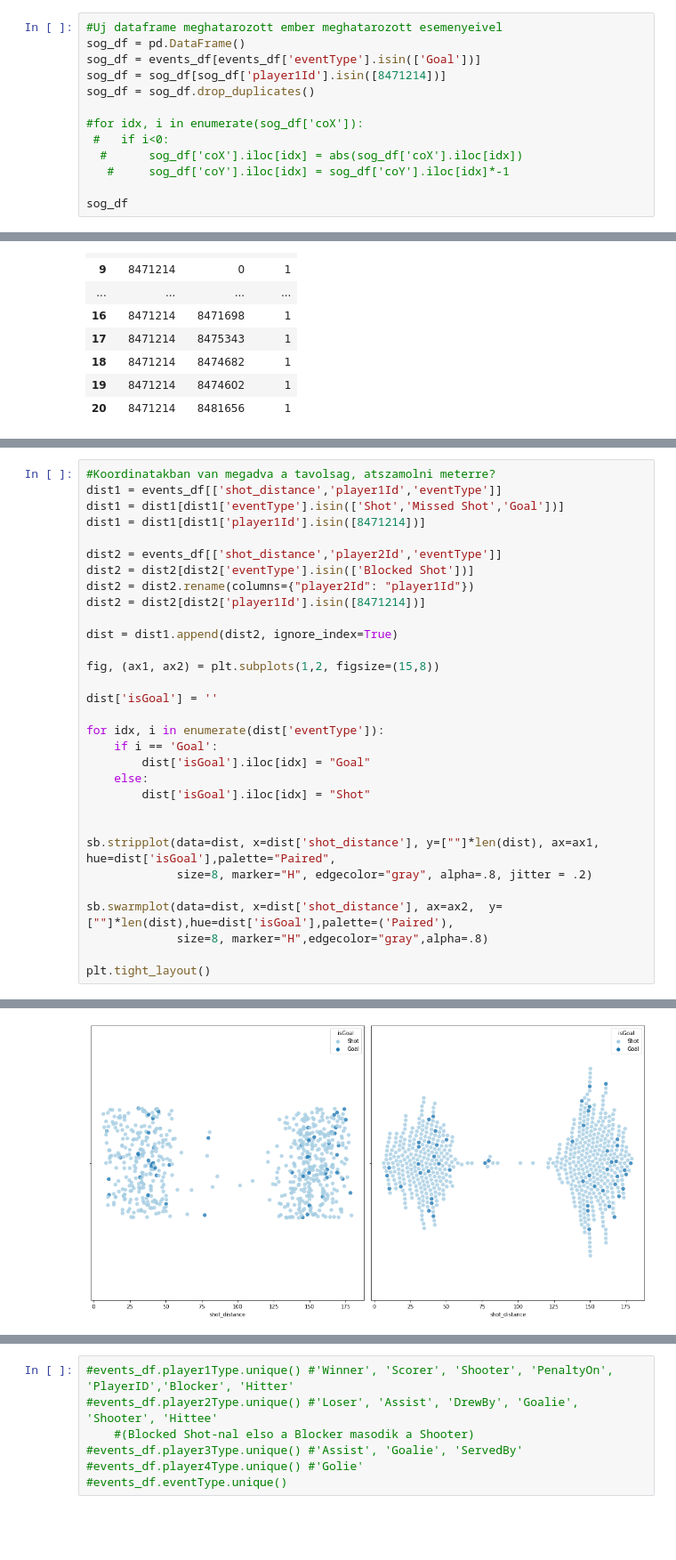
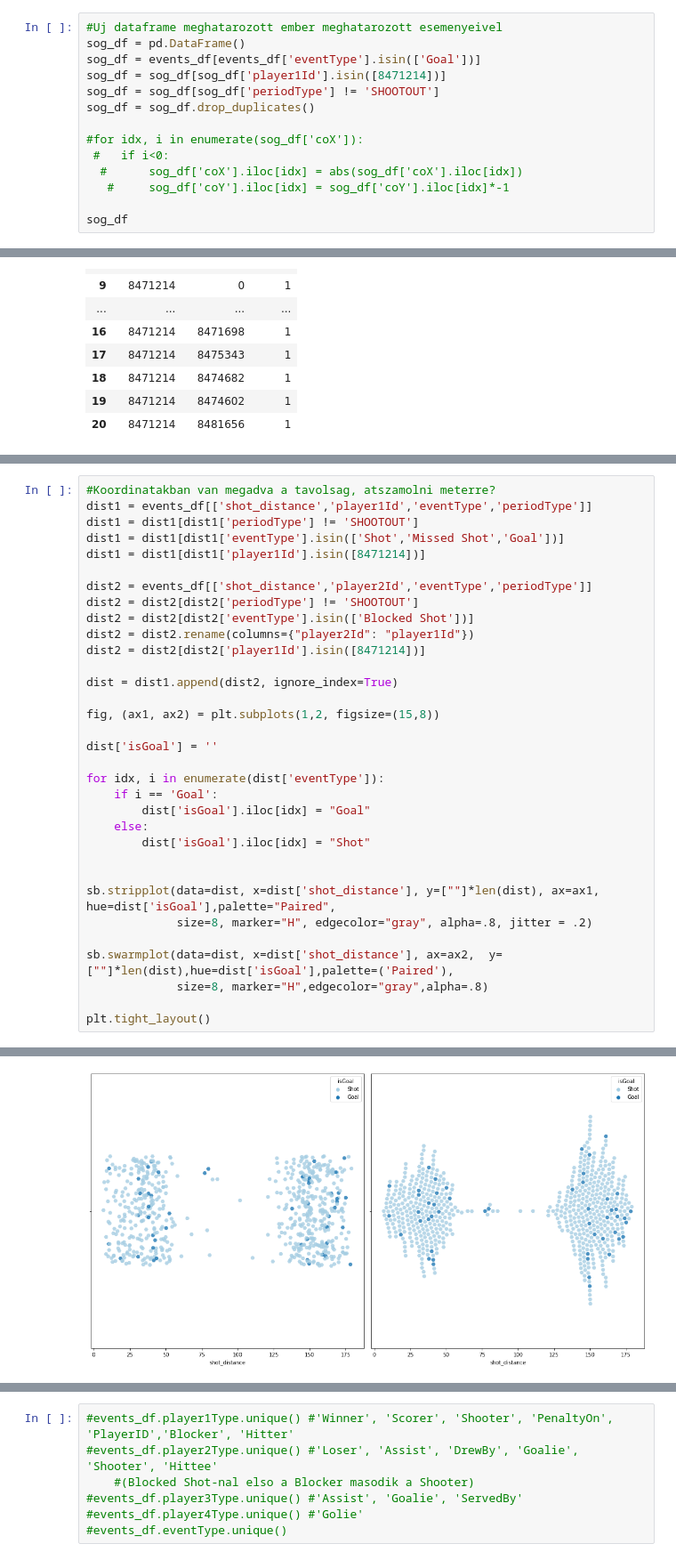
Before and after one commit to szonja126/NHL-Diplomamunka, a Jupyter notebook: readcsv.ipynb, the cells around one changed output, grey strips where cells are left out. Shown at 89% size. Saved outputs shown, nothing was run; the diff lists cells and outputs as text; blank space fills up the shorter version.

```diff
--- a/readcsv.ipynb
+++ b/readcsv.ipynb
@@ -238,6 +232,7 @@ Text(0, 0.5, 'Height (cm)')
 sog_df = pd.DataFrame()
 sog_df = events_df[events_df['eventType'].isin(['Goal'])]
 sog_df = sog_df[sog_df['player1Id'].isin([8471214])]
+sog_df = sog_df[sog_df['periodType'] != 'SHOOTOUT']
 sog_df = sog_df.drop_duplicates()
 
 #for idx, i in enumerate(sog_df['coX']):
@@ -409,42 +405,44 @@ fig.show()
 [interactive output not drawn]
 # %%
 #Koordinatakban van megadva a tavolsag, atszamolni meterre?
-dist1 = events_df[['shot_distance','player1Id','eventType']]
+dist1 = events_df[['shot_distance','player1Id','eventType','periodType']]
+dist1 = dist1[dist1['periodType'] != 'SHOOTOUT']
 dist1 = dist1[dist1['eventType'].isin(['Shot','Missed Shot','Goal'])]
 dist1 = dist1[dist1['player1Id'].isin([8471214])]
 
-dist2 = events_df[['shot_distance','player2Id','eventType']]
+dist2 = events_df[['shot_distance','player2Id','eventType','periodType']]
+dist2 = dist2[dist2['periodType'] != 'SHOOTOUT']
 dist2 = dist2[dist2['eventType'].isin(['Blocked Shot'])]
 dist2 = dist2.rename(columns={"player2Id": "player1Id"})
 dist2 = dist2[dist2['player1Id'].isin([8471214])]
 
 dist = dist1.append(dist2, ignore_index=True)
 
 fig, (ax1, ax2) = plt.subplots(1,2, figsize=(15,8))
 
 dist['isGoal'] = ''
 
 for idx, i in enumerate(dist['eventType']):
     if i == 'Goal':
         dist['isGoal'].iloc[idx] = "Goal"
     else:
         dist['isGoal'].iloc[idx] = "Shot"
 
 
 sb.stripplot(data=dist, x=dist['shot_distance'], y=[""]*len(dist), ax=ax1, hue=dist['isGoal'],palette="Paired",
              size=8, marker="H", edgecolor="gray", alpha=.8, jitter = .2)
 
 sb.swarmplot(data=dist, x=dist['shot_distance'], ax=ax2,  y=[""]*len(dist),hue=dist['isGoal'],palette=('Paired'),
              size=8, marker="H",edgecolor="gray",alpha=.8)
 
 plt.tight_layout()
 # %% [output]
 A value is trying to be set on a copy of a slice from a DataFrame
 
 See the caveats in the documentation: https://pandas.pydata.org/pandas-docs/stable/user_guide/indexing.html#returning-a-view-versus-a-copy
   dist['isGoal'].iloc[idx] = "Shot"
 A value is trying to be set on a copy of a slice from a DataFrame
 
 See the caveats in the documentation: https://pandas.pydata.org/pandas-docs/stable/user_guide/indexing.html#returning-a-view-versus-a-copy
   dist['isGoal'].iloc[idx] = "Goal"
-[figure, old version]
+[figure, new version]
```
Also changed, not shown: parts of 18 cells of this notebook, 2 other files.
